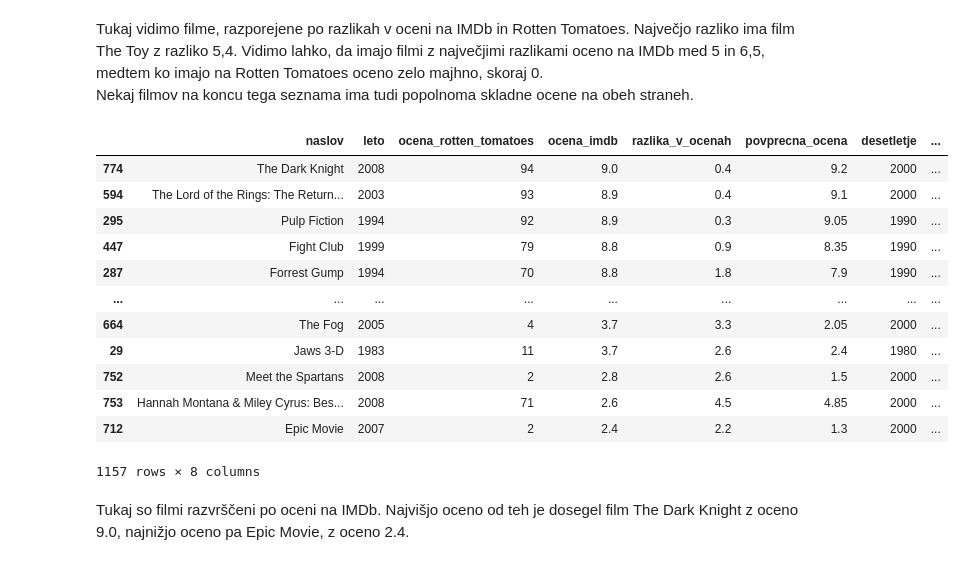
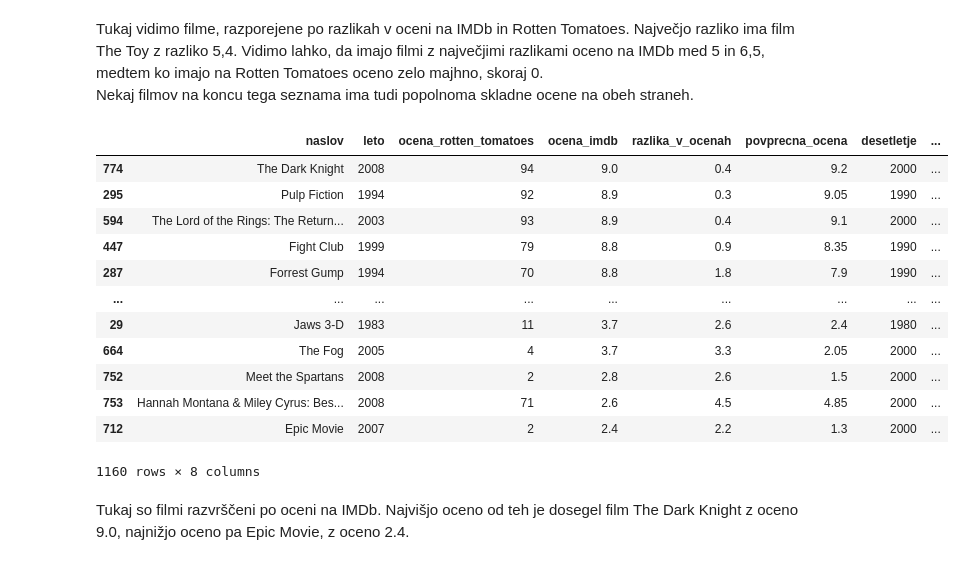
Before and after one commit to sebastjankusar/projekt_uvp, a Jupyter notebook: analiza.ipynb, the cells around one changed output. Saved outputs shown, nothing was run; the diff lists cells and outputs as text; code cells hidden in the pictures.

```diff
--- a/analiza.ipynb
+++ b/analiza.ipynb
@@ -108,21 +103,21 @@ filmi_cisti.sort_values("razlika_v_ocenah", ascending=False)
 Tukaj vidimo filme, razporejene po razlikah v oceni na IMDb in Rotten Tomatoes. Največjo razliko ima film The Toy z razliko 5,4. Vidimo lahko, da imajo filmi z največjimi razlikami oceno na IMDb med 5 in 6,5, medtem ko imajo na Rotten Tomatoes oceno zelo majhno, skoraj 0. <br>
 Nekaj filmov na koncu tega seznama ima tudi popolnoma skladne ocene na obeh straneh.
 # %%
-filmi_cisti.sort_values("ocena_imdb", ascending=False)
+filmi.dropna(subset=["ocena_imdb"]).sort_values("ocena_imdb", ascending=False)
 # %% [output]
 |  | naslov | leto | ocena_rotten_tomatoes | ocena_imdb | razlika_v_ocenah | povprecna_ocena | desetletje | ... |
 | 774 | The Dark Knight | 2008 | 94 | 9.0 | 0.4 | 9.2 | 2000 | ... |
+| 295 | Pulp Fiction | 1994 | 92 | 8.9 | 0.3 | 9.05 | 1990 | ... |
 | 594 | The Lord of the Rings: The Return... | 2003 | 93 | 8.9 | 0.4 | 9.1 | 2000 | ... |
-| 295 | Pulp Fiction | 1994 | 92 | 8.9 | 0.3 | 9.05 | 1990 | ... |
 | 447 | Fight Club | 1999 | 79 | 8.8 | 0.9 | 8.35 | 1990 | ... |
 | 287 | Forrest Gump | 1994 | 70 | 8.8 | 1.8 | 7.9 | 1990 | ... |
 | ... | ... | ... | ... | ... | ... | ... | ... | ... |
+| 29 | Jaws 3-D | 1983 | 11 | 3.7 | 2.6 | 2.4 | 1980 | ... |
 | 664 | The Fog | 2005 | 4 | 3.7 | 3.3 | 2.05 | 2000 | ... |
-| 29 | Jaws 3-D | 1983 | 11 | 3.7 | 2.6 | 2.4 | 1980 | ... |
 | 752 | Meet the Spartans | 2008 | 2 | 2.8 | 2.6 | 1.5 | 2000 | ... |
 | 753 | Hannah Montana & Miley Cyrus: Bes... | 2008 | 71 | 2.6 | 4.5 | 4.85 | 2000 | ... |
 | 712 | Epic Movie | 2007 | 2 | 2.4 | 2.2 | 1.3 | 2000 | ... |
-1157 rows × 8 columns
+1160 rows × 8 columns
 # %% [markdown]
 Tukaj so filmi razvrščeni po oceni na IMDb. Najvišjo oceno od teh je dosegel film The Dark Knight z oceno 9.0, najnižjo oceno pa Epic Movie, z oceno 2.4.
 # %%
```
Also changed, not shown: parts of 13 cells of this notebook.
